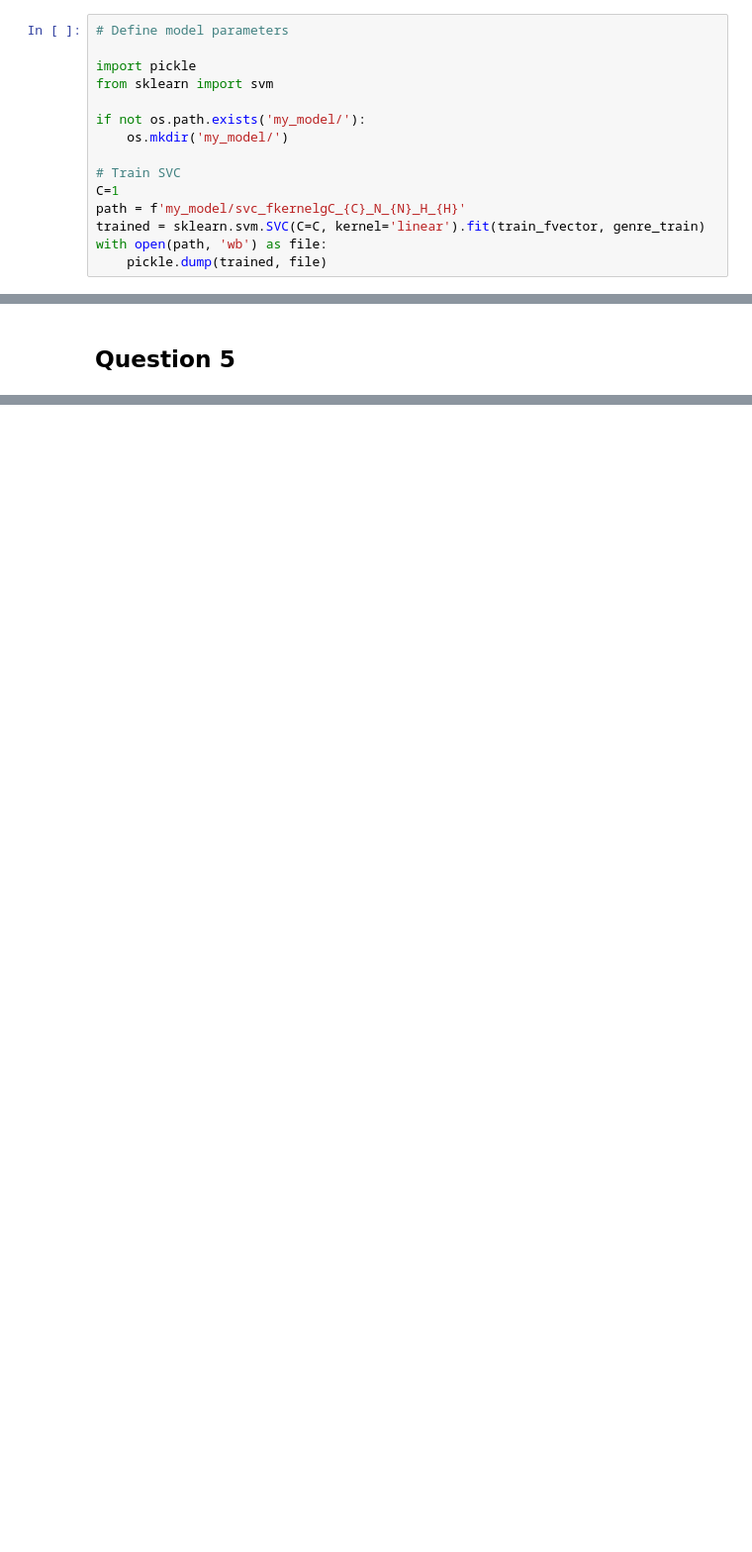
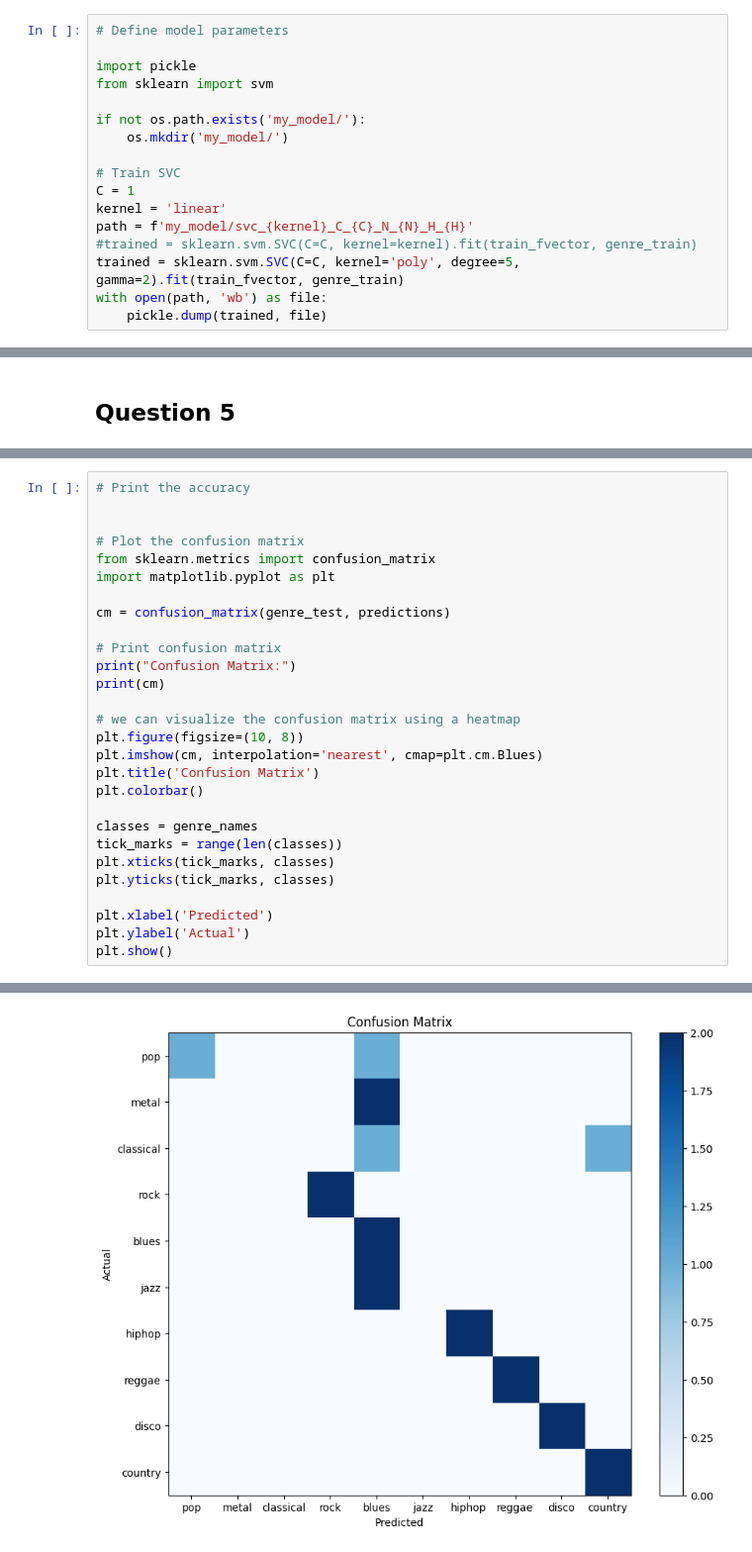
Before and after one commit to FranciscoMessina00/HomeworkCMRM2023, a Jupyter notebook: Homework_1.ipynb, the cells around one changed output, grey strips where cells are left out. Shown: that part at 99% size. Cells and saved outputs as stored; diff of their text form; blank space fills up the shorter version.

```diff
--- a/Homework_1.ipynb
+++ b/Homework_1.ipynb
@@ -315,9 +312,11 @@ if not os.path.exists('my_model/'):
     os.mkdir('my_model/')
 
 # Train SVC
-C=1
-path = f'my_model/svc_fkernelgC_{C}_N_{N}_H_{H}'
-trained = sklearn.svm.SVC(C=C, kernel='linear').fit(train_fvector, genre_train)
+C = 1
+kernel = 'linear'
+path = f'my_model/svc_{kernel}_C_{C}_N_{N}_H_{H}'
+#trained = sklearn.svm.SVC(C=C, kernel=kernel).fit(train_fvector, genre_train)
+trained = sklearn.svm.SVC(C=C, kernel='poly', degree=5, gamma=2).fit(train_fvector, genre_train)
 with open(path, 'wb') as file:
     pickle.dump(trained, file)
 # %%
@@ -361,0 +351,29 @@ weighted avg       0.56      0.60      0.53        20
+# %%
+# Print the accuracy
+
+
+# Plot the confusion matrix
+from sklearn.metrics import confusion_matrix
+import matplotlib.pyplot as plt
+
+cm = confusion_matrix(genre_test, predictions)
+
+# Print confusion matrix
+print("Confusion Matrix:")
+print(cm)
+
+# we can visualize the confusion matrix using a heatmap
+plt.figure(figsize=(10, 8))
+plt.imshow(cm, interpolation='nearest', cmap=plt.cm.Blues)
+plt.title('Confusion Matrix')
+plt.colorbar()
+
+classes = genre_names
+tick_marks = range(len(classes))
+plt.xticks(tick_marks, classes)
+plt.yticks(tick_marks, classes)
+
+plt.xlabel('Predicted')
+plt.ylabel('Actual')
+plt.show()
+# %% [output]
@@ -361,0 +391 @@ weighted avg       0.56      0.60      0.53        20
+[figure, added]
```
Also changed, not shown: parts of 7 cells of this notebook.
